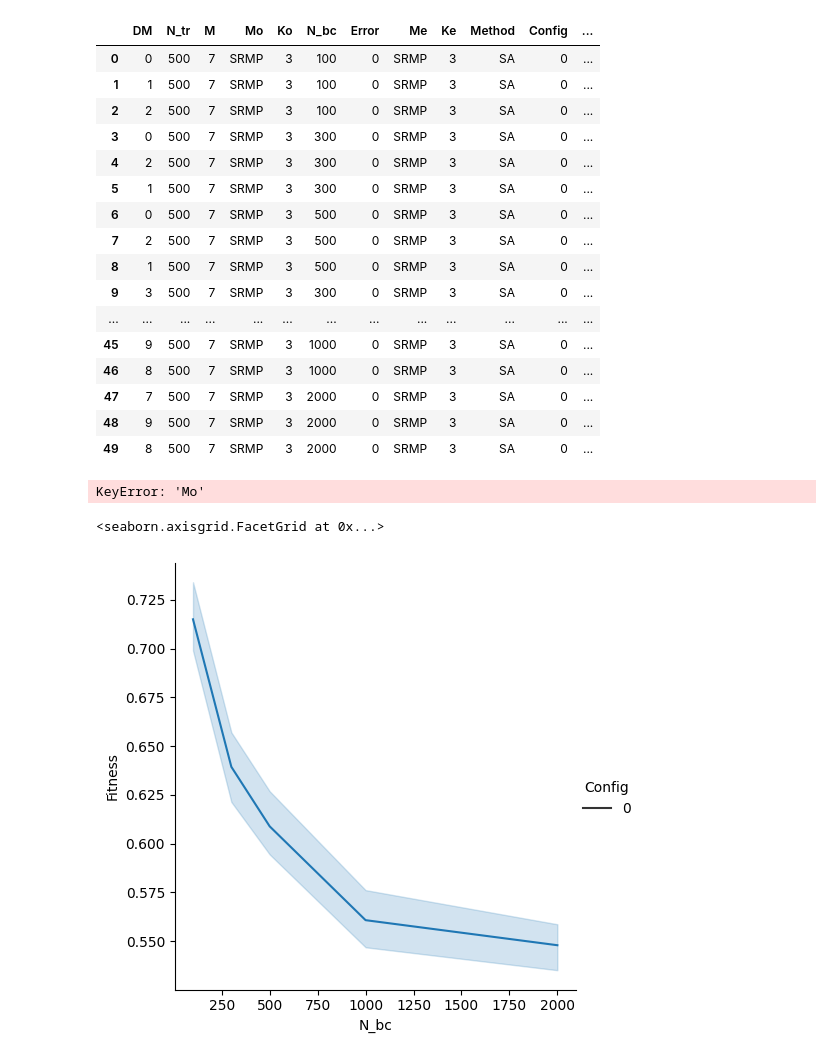
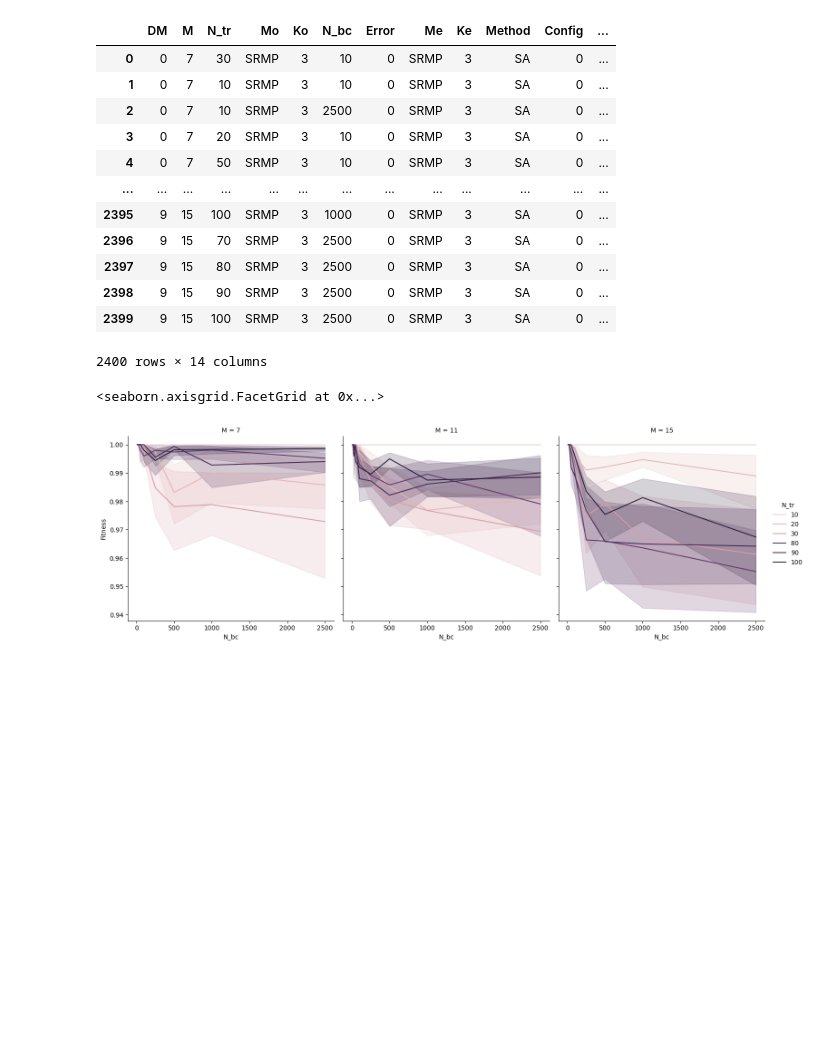
Before and after one commit to yjourdin/these, a Jupyter notebook: plot_results.ipynb, the cells around one changed output. Drawn from its saved outputs; the diff is of its cells as text; code cells hidden in the pictures; blank space fills up the shorter version.

```diff
--- a/plot_results.ipynb
+++ b/plot_results.ipynb
@@ -2,48 +2,42 @@
 import pandas as pd
 import seaborn as sns
 # %%
-df = pd.read_csv("results/test_best/train_results.csv")
+df = pd.read_csv("results/test_drop3/train_results.csv")
 # %%
 df
 # %% [output]
-|  | DM | N_tr | M | Mo | Ko | N_bc | Error | Me | Ke | Method | Config | ... |
-| 0 | 0 | 500 | 7 | SRMP | 3 | 100 | 0 | SRMP | 3 | SA | 0 | ... |
-| 1 | 1 | 500 | 7 | SRMP | 3 | 100 | 0 | SRMP | 3 | SA | 0 | ... |
-| 2 | 2 | 500 | 7 | SRMP | 3 | 100 | 0 | SRMP | 3 | SA | 0 | ... |
-| 3 | 0 | 500 | 7 | SRMP | 3 | 300 | 0 | SRMP | 3 | SA | 0 | ... |
-| 4 | 2 | 500 | 7 | SRMP | 3 | 300 | 0 | SRMP | 3 | SA | 0 | ... |
-| 5 | 1 | 500 | 7 | SRMP | 3 | 300 | 0 | SRMP | 3 | SA | 0 | ... |
-| 6 | 0 | 500 | 7 | SRMP | 3 | 500 | 0 | SRMP | 3 | SA | 0 | ... |
-| 7 | 2 | 500 | 7 | SRMP | 3 | 500 | 0 | SRMP | 3 | SA | 0 | ... |
-| 8 | 1 | 500 | 7 | SRMP | 3 | 500 | 0 | SRMP | 3 | SA | 0 | ... |
-| 9 | 3 | 500 | 7 | SRMP | 3 | 300 | 0 | SRMP | 3 | SA | 0 | ... |
+|  | DM | M | N_tr | Mo | Ko | N_bc | Error | Me | Ke | Method | Config | ... |
+| 0 | 0 | 7 | 30 | SRMP | 3 | 10 | 0 | SRMP | 3 | SA | 0 | ... |
+| 1 | 0 | 7 | 10 | SRMP | 3 | 10 | 0 | SRMP | 3 | SA | 0 | ... |
+| 2 | 0 | 7 | 10 | SRMP | 3 | 2500 | 0 | SRMP | 3 | SA | 0 | ... |
+| 3 | 0 | 7 | 20 | SRMP | 3 | 10 | 0 | SRMP | 3 | SA | 0 | ... |
+| 4 | 0 | 7 | 50 | SRMP | 3 | 10 | 0 | SRMP | 3 | SA | 0 | ... |
 | ... | ... | ... | ... | ... | ... | ... | ... | ... | ... | ... | ... | ... |
-| 45 | 9 | 500 | 7 | SRMP | 3 | 1000 | 0 | SRMP | 3 | SA | 0 | ... |
-| 46 | 8 | 500 | 7 | SRMP | 3 | 1000 | 0 | SRMP | 3 | SA | 0 | ... |
-| 47 | 7 | 500 | 7 | SRMP | 3 | 2000 | 0 | SRMP | 3 | SA | 0 | ... |
-| 48 | 9 | 500 | 7 | SRMP | 3 | 2000 | 0 | SRMP | 3 | SA | 0 | ... |
-| 49 | 8 | 500 | 7 | SRMP | 3 | 2000 | 0 | SRMP | 3 | SA | 0 | ... |
+| 2395 | 9 | 15 | 100 | SRMP | 3 | 1000 | 0 | SRMP | 3 | SA | 0 | ... |
+| 2396 | 9 | 15 | 70 | SRMP | 3 | 2500 | 0 | SRMP | 3 | SA | 0 | ... |
+| 2397 | 9 | 15 | 80 | SRMP | 3 | 2500 | 0 | SRMP | 3 | SA | 0 | ... |
+| 2398 | 9 | 15 | 90 | SRMP | 3 | 2500 | 0 | SRMP | 3 | SA | 0 | ... |
+| 2399 | 9 | 15 | 100 | SRMP | 3 | 2500 | 0 | SRMP | 3 | SA | 0 | ... |
+2400 rows × 14 columns
-# %%
-dfm = df[df["Mo"] == "SRMP"].groupby("Config").max(numeric_only=True)
-dfm[dfm["Fitness"] <= 0.75]
-# %% [output]
-KeyError: 'Mo'
+# %%
+# dff = df
+dff = df[df["N_tr"].isin([10, 20, 30, 80, 90, 100])]
+# dff = df[df["N_tr"] % 20 == 0]
 # %%
-dff = df[df["Mo"] == "SRMP"].groupby("Config").max(numeric_only=True)
 sns.relplot(
-    data=df,#dff[dff["Fitness"] >= 0.75],
+    data=dff,#dff[dff["Fitness"] >= 0.75],
     x="N_bc",
     y="Fitness",
-    style="Config",
-    # hue="Config",
-    # col="M",
+    # style="N_tr",
+    hue="N_tr",
+    col="M",
     # row_order=["1", "2", "3", "4"],
     # col_order=["7", "11", "15"],
     kind="line",
     # errorbar=("ci", 95),
     # err_style="bars",
     # err_kws={"capsize": 5},
 )
 # %% [output]
 <seaborn.axisgrid.FacetGrid at 0x...>
-[figure, old version]
+[figure, new version]
```
Also changed, not shown: 3 other files.
